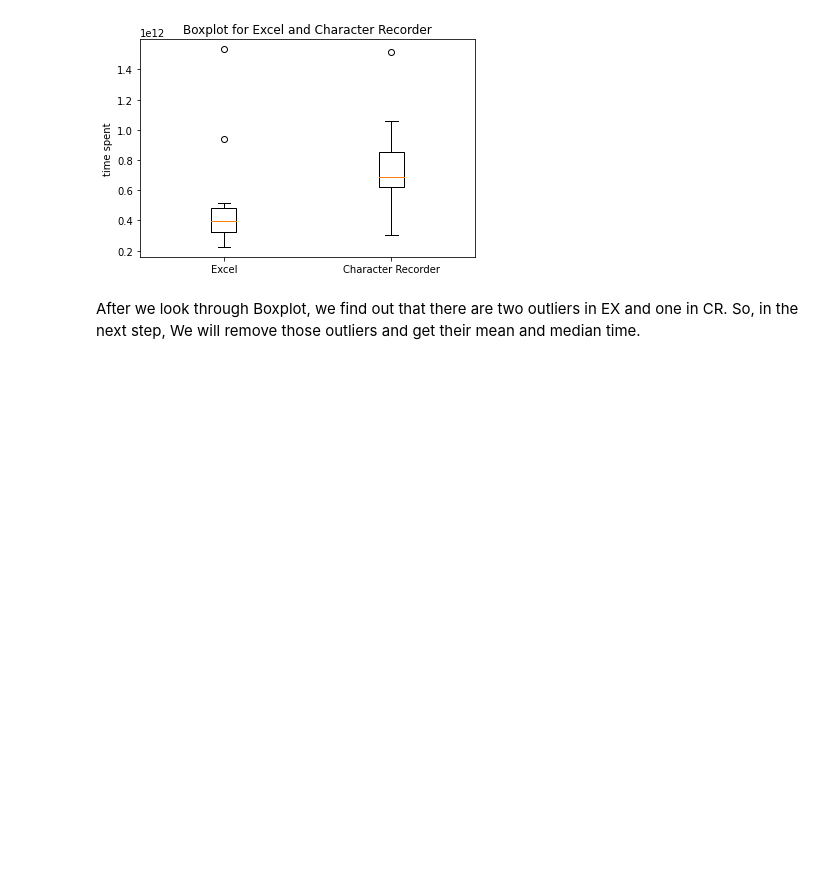
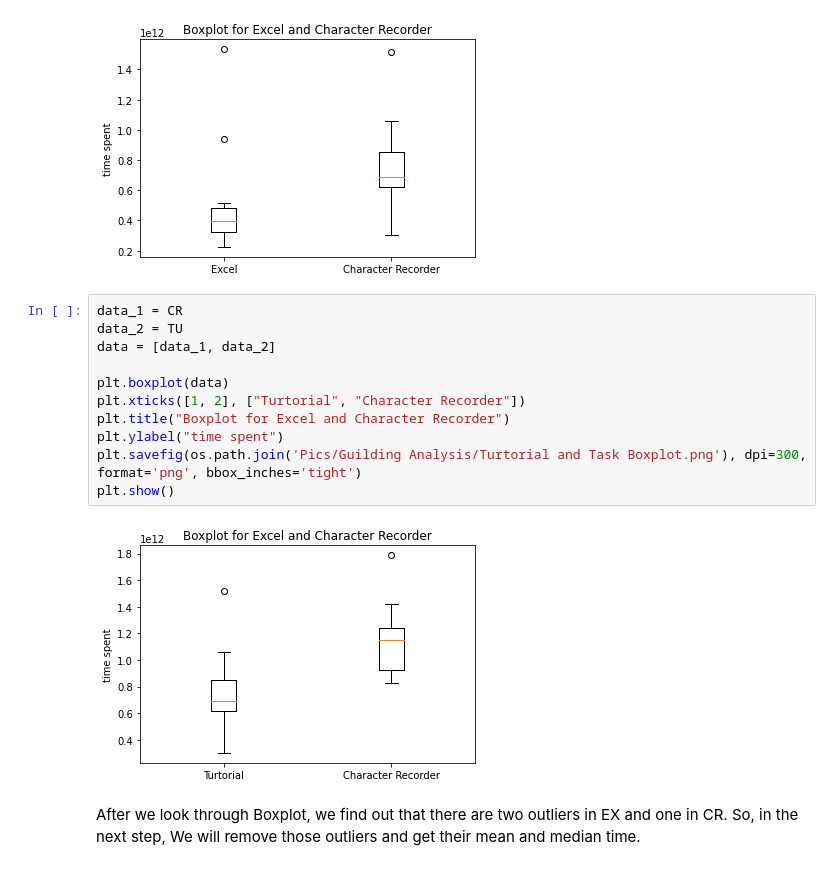
Before and after one commit to YuxuanZhou1/Character-Recorder-DA, a Jupyter notebook: Guiding research question.ipynb, the cells around one changed output. Saved outputs shown, nothing was run; the diff lists cells and outputs as text; blank space fills up the shorter version.

```diff
--- a/Guiding research question.ipynb
+++ b/Guiding research question.ipynb
@@ -49,6 +70,19 @@ plt.savefig(os.path.join('Pics/Guilding Analysis/Boxplot.png'), dpi=300, format=
 plt.show()
 # %% [output]
 [figure]
+# %%
+data_1 = CR
+data_2 = TU
+data = [data_1, data_2]
+
+plt.boxplot(data)
+plt.xticks([1, 2], ["Turtorial", "Character Recorder"])
+plt.title("Boxplot for Excel and Character Recorder")
+plt.ylabel("time spent")
+plt.savefig(os.path.join('Pics/Guilding Analysis/Turtorial and Task Boxplot.png'), dpi=300, format='png', bbox_inches='tight')
+plt.show()
+# %% [output]
+[figure, added]
 # %% [markdown]
 After we look through Boxplot, we find out that there are two outliers in EX and one in CR. So, in the next step, We will remove those outliers and get their mean and median time.
 # %%
```
Also changed, not shown: parts of 15 cells of this notebook, 7 other files.
